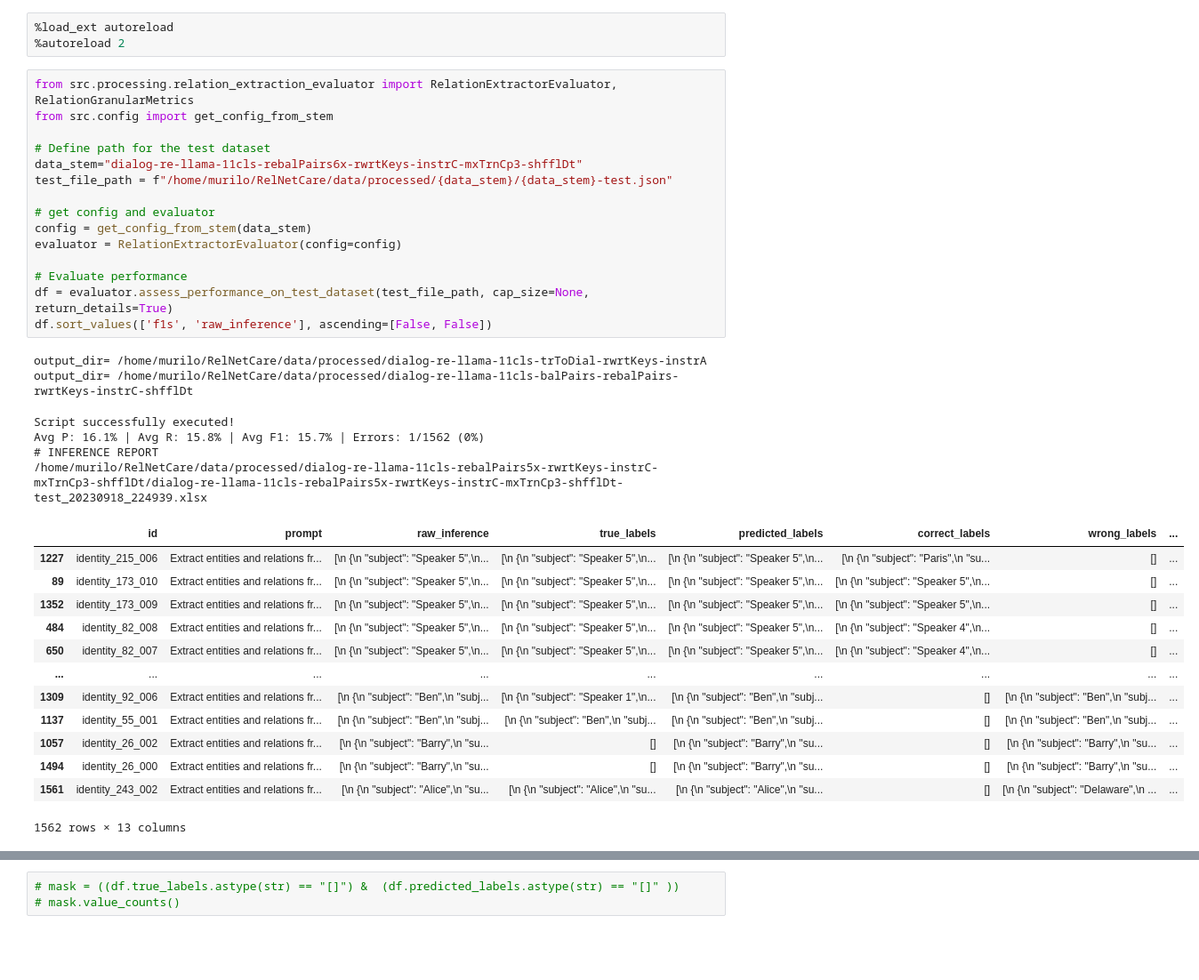
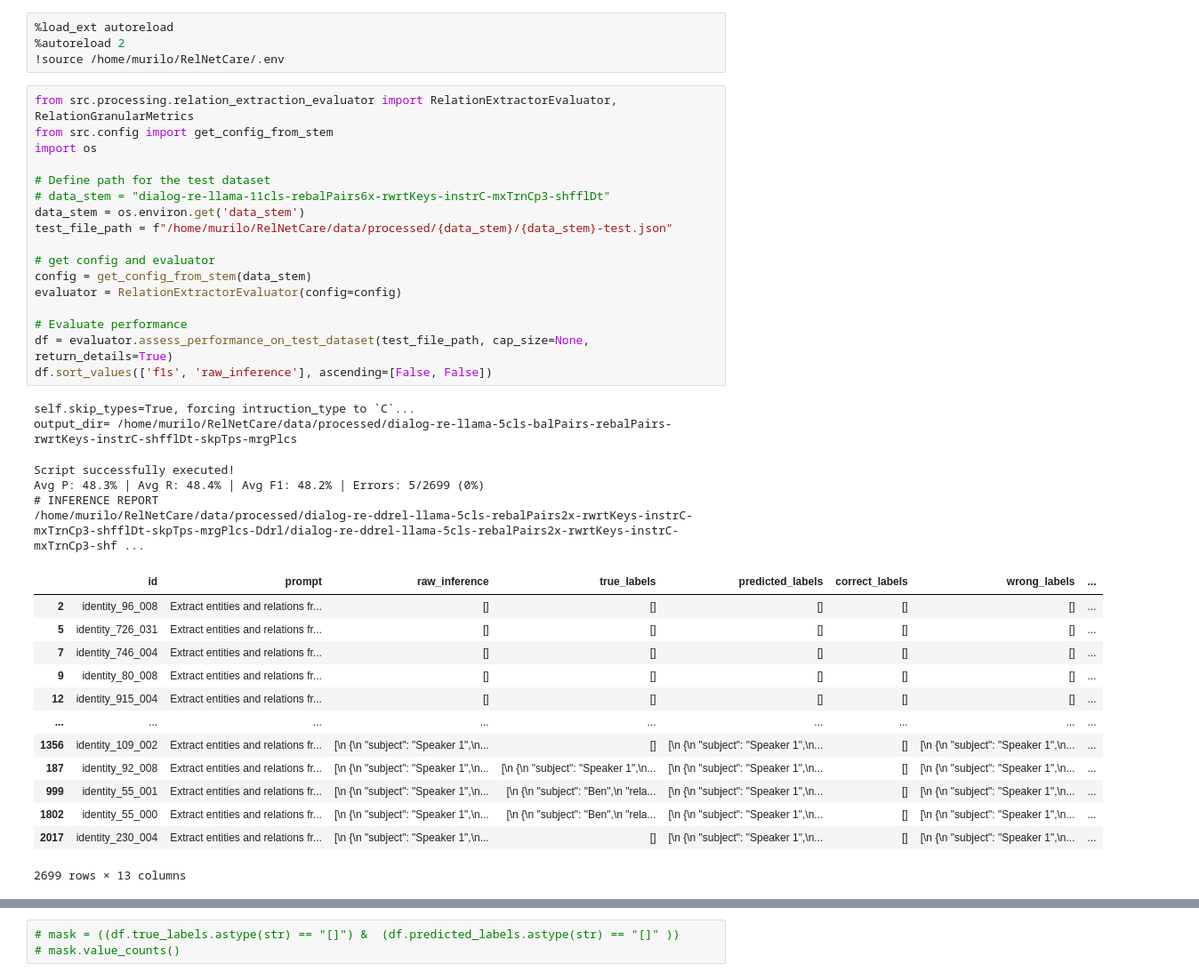
Before and after one commit to murilobellatini/RelNetCare, a Jupyter notebook: reports/04_model_evaluation/dialogre-evaluate-llama-relation-inferer.ipynb, the cells around one changed output, grey strips where cells are left out. Shown at 89% size. Saved outputs shown, nothing was run; the diff lists cells and outputs as text; blank space fills up the shorter version.

```diff
--- a/reports/04_model_evaluation/dialogre-evaluate-llama-relation-inferer.ipynb
+++ b/reports/04_model_evaluation/dialogre-evaluate-llama-relation-inferer.ipynb
@@ -1,38 +1,41 @@
 # %%
 %load_ext autoreload
 %autoreload 2
+!source /home/murilo/RelNetCare/.env
 # %%
 from src.processing.relation_extraction_evaluator import RelationExtractorEvaluator, RelationGranularMetrics
 from src.config import get_config_from_stem
+import os
 
 # Define path for the test dataset
-data_stem="dialog-re-llama-11cls-rebalPairs6x-rwrtKeys-instrC-mxTrnCp3-shfflDt"
+# data_stem = "dialog-re-llama-11cls-rebalPairs6x-rwrtKeys-instrC-mxTrnCp3-shfflDt"
+data_stem = os.environ.get('data_stem')
 test_file_path = f"/home/murilo/RelNetCare/data/processed/{data_stem}/{data_stem}-test.json"
 
 # get config and evaluator
 config = get_config_from_stem(data_stem)
 evaluator = RelationExtractorEvaluator(config=config)
 
 # Evaluate performance
 df = evaluator.assess_performance_on_test_dataset(test_file_path, cap_size=None, return_details=True)
 df.sort_values(['f1s', 'raw_inference'], ascending=[False, False])
 # %% [output]
-output_dir= /home/murilo/RelNetCare/data/processed/dialog-re-llama-11cls-trToDial-rwrtKeys-instrA
-output_dir= /home/murilo/RelNetCare/data/processed/dialog-re-llama-11cls-balPairs-rebalPairs-rwrtKeys-instrC-shfflDt
+self.skip_types=True, forcing intruction_type to `C`...
+output_dir= /home/murilo/RelNetCare/data/processed/dialog-re-llama-5cls-balPairs-rebalPairs-rwrtKeys-instrC-shfflDt-skpTps-mrgPlcs
 Script successfully executed!
-Avg P: 16.1% | Avg R: 15.8% | Avg F1: 15.7% | Errors: 1/1562 (0%)
+Avg P: 48.3% | Avg R: 48.4% | Avg F1: 48.2% | Errors: 5/2699 (0%)
 # INFERENCE REPORT
-/home/murilo/RelNetCare/data/processed/dialog-re-llama-11cls-rebalPairs5x-rwrtKeys-instrC-mxTrnCp3-shfflDt/dialog-re-llama-11cls-rebalPairs5x-rwrtKeys-instrC-mxTrnCp3-shfflDt-test_20230918_224939.xlsx
+/home/murilo/RelNetCare/data/processed/dialog-re-ddrel-llama-5cls-rebalPairs2x-rwrtKeys-instrC-mxTrnCp3-shfflDt-skpTps-mrgPlcs-Ddrl/dialog-re-ddrel-llama-5cls-rebalPairs2x-rwrtKeys-instrC-mxTrnCp3-shf ...
 |  | id | prompt | raw_inference | true_labels | predicted_labels | correct_labels | wrong_labels | ... |
-| 1227 | identity_215_006 | Extract entities and relations fr... | [\n {\n "subject": "Speaker 5",\n... | [\n {\n "subject": "Speaker 5",\n... | [\n {\n "subject": "Speaker 5",\n... | [\n {\n "subject": "Paris",\n "su... | [] | ... |
-| 89 | identity_173_010 | Extract entities and relations fr... | [\n {\n "subject": "Speaker 5",\n... | [\n {\n "subject": "Speaker 5",\n... | [\n {\n "subject": "Speaker 5",\n... | [\n {\n "subject": "Speaker 5",\n... | [] | ... |
-| 1352 | identity_173_009 | Extract entities and relations fr... | [\n {\n "subject": "Speaker 5",\n... | [\n {\n "subject": "Speaker 5",\n... | [\n {\n "subject": "Speaker 5",\n... | [\n {\n "subject": "Speaker 5",\n... | [] | ... |
-| 484 | identity_82_008 | Extract entities and relations fr... | [\n {\n "subject": "Speaker 5",\n... | [\n {\n "subject": "Speaker 5",\n... | [\n {\n "subject": "Speaker 5",\n... | [\n {\n "subject": "Speaker 4",\n... | [] | ... |
-| 650 | identity_82_007 | Extract entities and relations fr... | [\n {\n "subject": "Speaker 5",\n... | [\n {\n "subject": "Speaker 5",\n... | [\n {\n "subject": "Speaker 5",\n... | [\n {\n "subject": "Speaker 4",\n... | [] | ... |
+| 2 | identity_96_008 | Extract entities and relations fr... | [] | [] | [] | [] | [] | ... |
+| 5 | identity_726_031 | Extract entities and relations fr... | [] | [] | [] | [] | [] | ... |
+| 7 | identity_746_004 | Extract entities and relations fr... | [] | [] | [] | [] | [] | ... |
+| 9 | identity_80_008 | Extract entities and relations fr... | [] | [] | [] | [] | [] | ... |
+| 12 | identity_915_004 | Extract entities and relations fr... | [] | [] | [] | [] | [] | ... |
 | ... | ... | ... | ... | ... | ... | ... | ... | ... |
-| 1309 | identity_92_006 | Extract entities and relations fr... | [\n {\n "subject": "Ben",\n "subj... | [\n {\n "subject": "Speaker 1",\n... | [\n {\n "subject": "Ben",\n "subj... | [] | [\n {\n "subject": "Ben",\n "subj... | ... |
-| 1137 | identity_55_001 | Extract entities and relations fr... | [\n {\n "subject": "Ben",\n "subj... | [\n {\n "subject": "Ben",\n "subj... | [\n {\n "subject": "Ben",\n "subj... | [] | [\n {\n "subject": "Ben",\n "subj... | ... |
-| 1057 | identity_26_002 | Extract entities and relations fr... | [\n {\n "subject": "Barry",\n "su... | [] | [\n {\n "subject": "Barry",\n "su... | [] | [\n {\n "subject": "Barry",\n "su... | ... |
-| 1494 | identity_26_000 | Extract entities and relations fr... | [\n {\n "subject": "Barry",\n "su... | [] | [\n {\n "subject": "Barry",\n "su... | [] | [\n {\n "subject": "Barry",\n "su... | ... |
-| 1561 | identity_243_002 | Extract entities and relations fr... | [\n {\n "subject": "Alice",\n "su... | [\n {\n "subject": "Alice",\n "su... | [\n {\n "subject": "Alice",\n "su... | [] | [\n {\n "subject": "Delaware",\n ... | ... |
+| 1356 | identity_109_002 | Extract entities and relations fr... | [\n {\n "subject": "Speaker 1",\n... | [] | [\n {\n "subject": "Speaker 1",\n... | [] | [\n {\n "subject": "Speaker 1",\n... | ... |
+| 187 | identity_92_008 | Extract entities and relations fr... | [\n {\n "subject": "Speaker 1",\n... | [\n {\n "subject": "Speaker 1",\n... | [\n {\n "subject": "Speaker 1",\n... | [] | [\n {\n "subject": "Speaker 1",\n... | ... |
+| 999 | identity_55_001 | Extract entities and relations fr... | [\n {\n "subject": "Speaker 1",\n... | [\n {\n "subject": "Ben",\n "rela... | [\n {\n "subject": "Speaker 1",\n... | [] | [\n {\n "subject": "Speaker 1",\n... | ... |
+| 1802 | identity_55_000 | Extract entities and relations fr... | [\n {\n "subject": "Speaker 1",\n... | [\n {\n "subject": "Ben",\n "rela... | [\n {\n "subject": "Speaker 1",\n... | [] | [\n {\n "subject": "Speaker 1",\n... | ... |
+| 2017 | identity_230_004 | Extract entities and relations fr... | [\n {\n "subject": "Speaker 1",\n... | [] | [\n {\n "subject": "Speaker 1",\n... | [] | [\n {\n "subject": "Speaker 1",\n... | ... |
-1562 rows × 13 columns
+2699 rows × 13 columns
```
Also changed, not shown: parts of 4 cells of this notebook.
